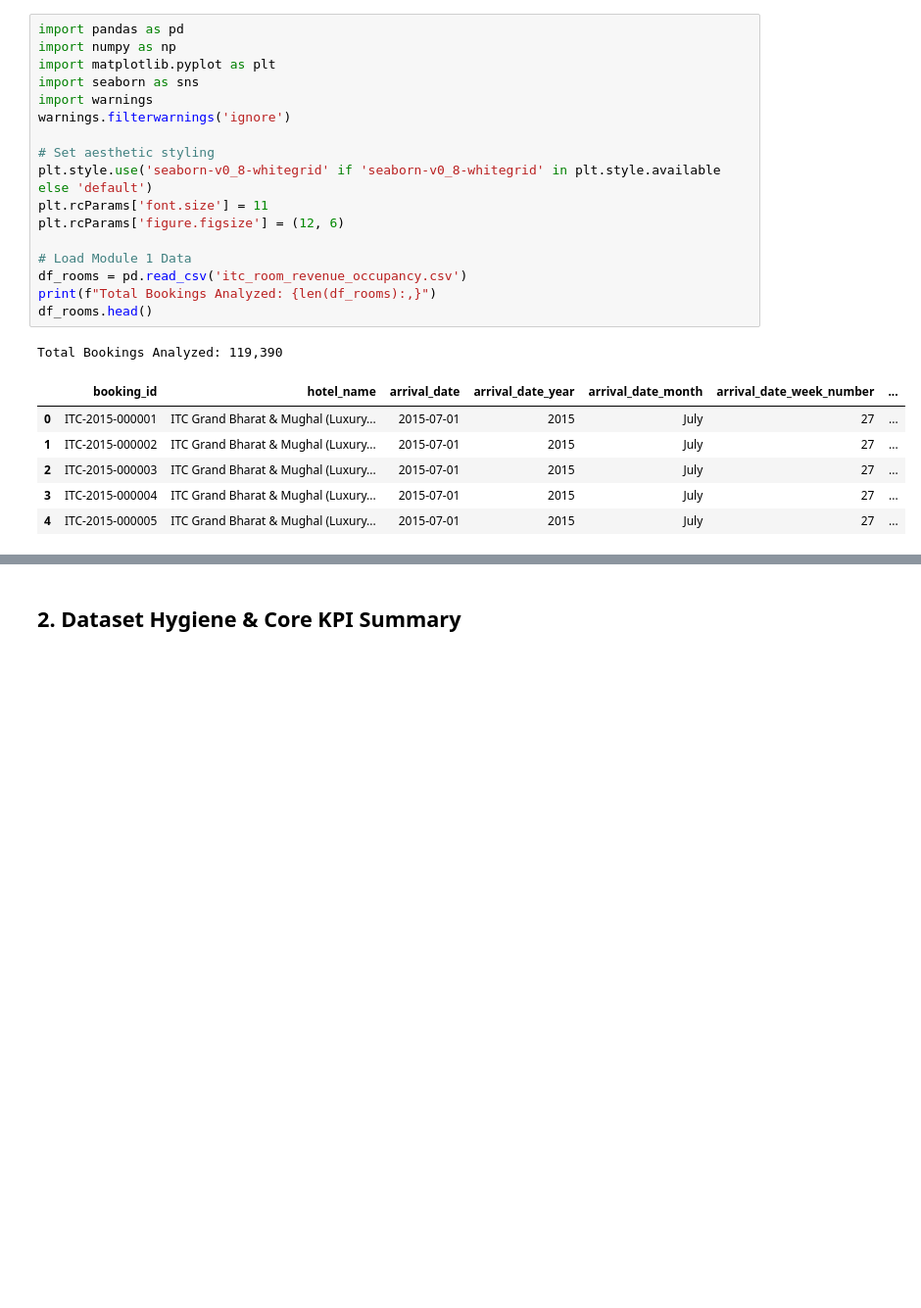
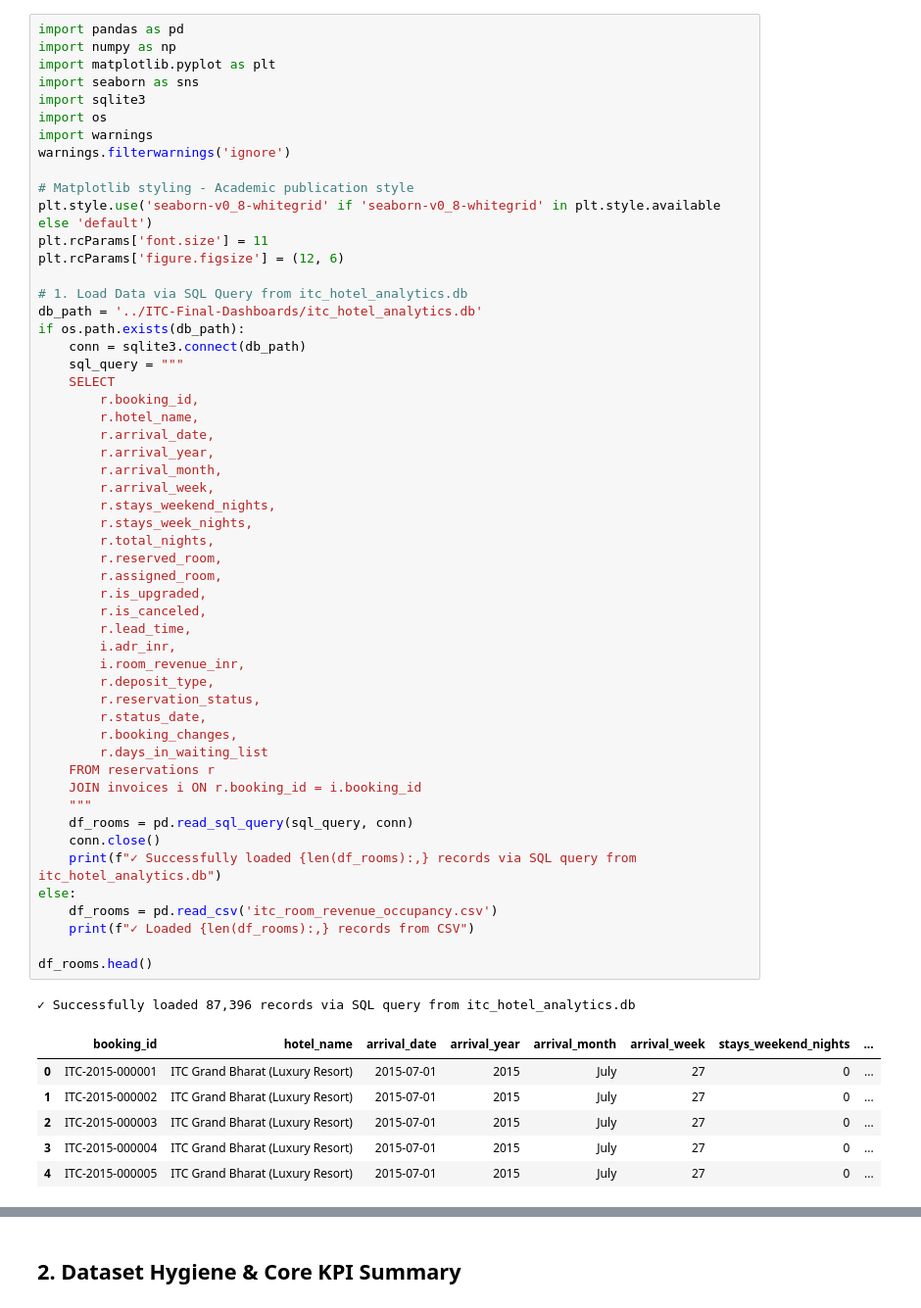
Before and after one commit to Avis1229/ITC_HOTEL_S_MODULE, a Jupyter notebook: module1_room_revenue_occupancy.ipynb, the cells around one changed output, grey strips where cells are left out. Shown at 98% size. Drawn from its saved outputs; the diff is of its cells as text; blank space fills up the shorter version.

```diff
--- a/module1_room_revenue_occupancy.ipynb
+++ b/module1_room_revenue_occupancy.ipynb
@@ -11,28 +14,64 @@ This notebook performs end-to-end exploratory and diagnostic analytics on room b
 # %%
 import pandas as pd
 import numpy as np
 import matplotlib.pyplot as plt
 import seaborn as sns
+import sqlite3
+import os
 import warnings
 warnings.filterwarnings('ignore')
 
-# Set aesthetic styling
+# Matplotlib styling - Academic publication style
 plt.style.use('seaborn-v0_8-whitegrid' if 'seaborn-v0_8-whitegrid' in plt.style.available else 'default')
 plt.rcParams['font.size'] = 11
 plt.rcParams['figure.figsize'] = (12, 6)
 
-# Load Module 1 Data
-df_rooms = pd.read_csv('itc_room_revenue_occupancy.csv')
-print(f"Total Bookings Analyzed: {len(df_rooms):,}")
+# 1. Load Data via SQL Query from itc_hotel_analytics.db
+db_path = '../ITC-Final-Dashboards/itc_hotel_analytics.db'
+if os.path.exists(db_path):
+    conn = sqlite3.connect(db_path)
+    sql_query = """
+    SELECT
+        r.booking_id,
+        r.hotel_name,
+        r.arrival_date,
+        r.arrival_year,
+        r.arrival_month,
+        r.arrival_week,
+        r.stays_weekend_nights,
+        r.stays_week_nights,
+        r.total_nights,
+        r.reserved_room,
+        r.assigned_room,
+        r.is_upgraded,
+        r.is_canceled,
+        r.lead_time,
+        i.adr_inr,
+        i.room_revenue_inr,
+        r.deposit_type,
+        r.reservation_status,
+        r.status_date,
+        r.booking_changes,
+        r.days_in_waiting_list
+    FROM reservations r
+    JOIN invoices i ON r.booking_id = i.booking_id
+    """
+    df_rooms = pd.read_sql_query(sql_query, conn)
+    conn.close()
+    print(f"✓ Successfully loaded {len(df_rooms):,} records via SQL query from itc_hotel_analytics.db")
+else:
+    df_rooms = pd.read_csv('itc_room_revenue_occupancy.csv')
+    print(f"✓ Loaded {len(df_rooms):,} records from CSV")
+
 df_rooms.head()
 # %% [output]
-Total Bookings Analyzed: 119,390
+✓ Successfully loaded 87,396 records via SQL query from itc_hotel_analytics.db
-|  | booking_id | hotel_name | arrival_date | arrival_date_year | arrival_date_month | arrival_date_week_number | ... |
-| 0 | ITC-2015-000001 | ITC Grand Bharat & Mughal (Luxury... | 2015-07-01 | 2015 | July | 27 | ... |
-| 1 | ITC-2015-000002 | ITC Grand Bharat & Mughal (Luxury... | 2015-07-01 | 2015 | July | 27 | ... |
-| 2 | ITC-2015-000003 | ITC Grand Bharat & Mughal (Luxury... | 2015-07-01 | 2015 | July | 27 | ... |
-| 3 | ITC-2015-000004 | ITC Grand Bharat & Mughal (Luxury... | 2015-07-01 | 2015 | July | 27 | ... |
-| 4 | ITC-2015-000005 | ITC Grand Bharat & Mughal (Luxury... | 2015-07-01 | 2015 | July | 27 | ... |
+|  | booking_id | hotel_name | arrival_date | arrival_year | arrival_month | arrival_week | stays_weekend_nights | ... |
+| 0 | ITC-2015-000001 | ITC Grand Bharat (Luxury Resort) | 2015-07-01 | 2015 | July | 27 | 0 | ... |
+| 1 | ITC-2015-000002 | ITC Grand Bharat (Luxury Resort) | 2015-07-01 | 2015 | July | 27 | 0 | ... |
+| 2 | ITC-2015-000003 | ITC Grand Bharat (Luxury Resort) | 2015-07-01 | 2015 | July | 27 | 0 | ... |
+| 3 | ITC-2015-000004 | ITC Grand Bharat (Luxury Resort) | 2015-07-01 | 2015 | July | 27 | 0 | ... |
+| 4 | ITC-2015-000005 | ITC Grand Bharat (Luxury Resort) | 2015-07-01 | 2015 | July | 27 | 0 | ... |
 5 rows × 21 columns
 # %% [markdown]
 ## 2. Dataset Hygiene & Core KPI Summary
```
Also changed, not shown: parts of 11 cells of this notebook, 1 other file.
